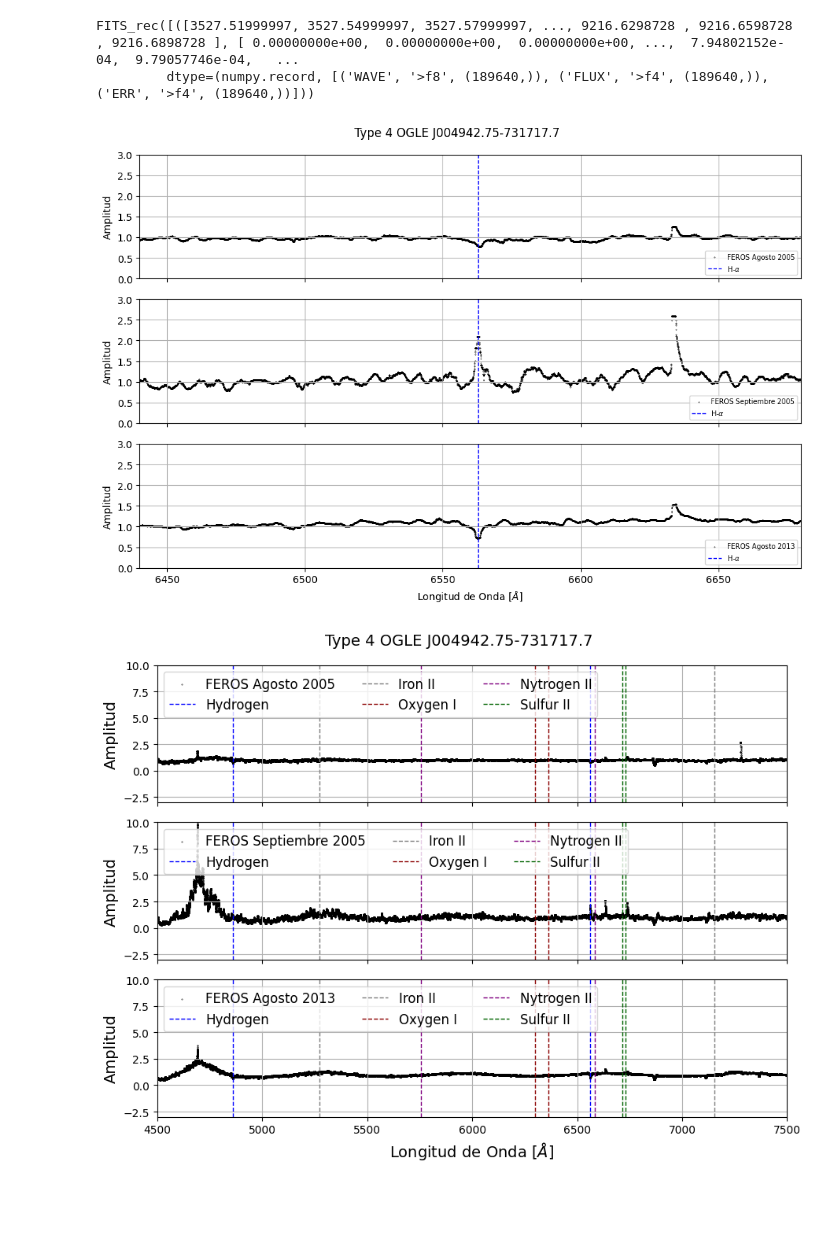
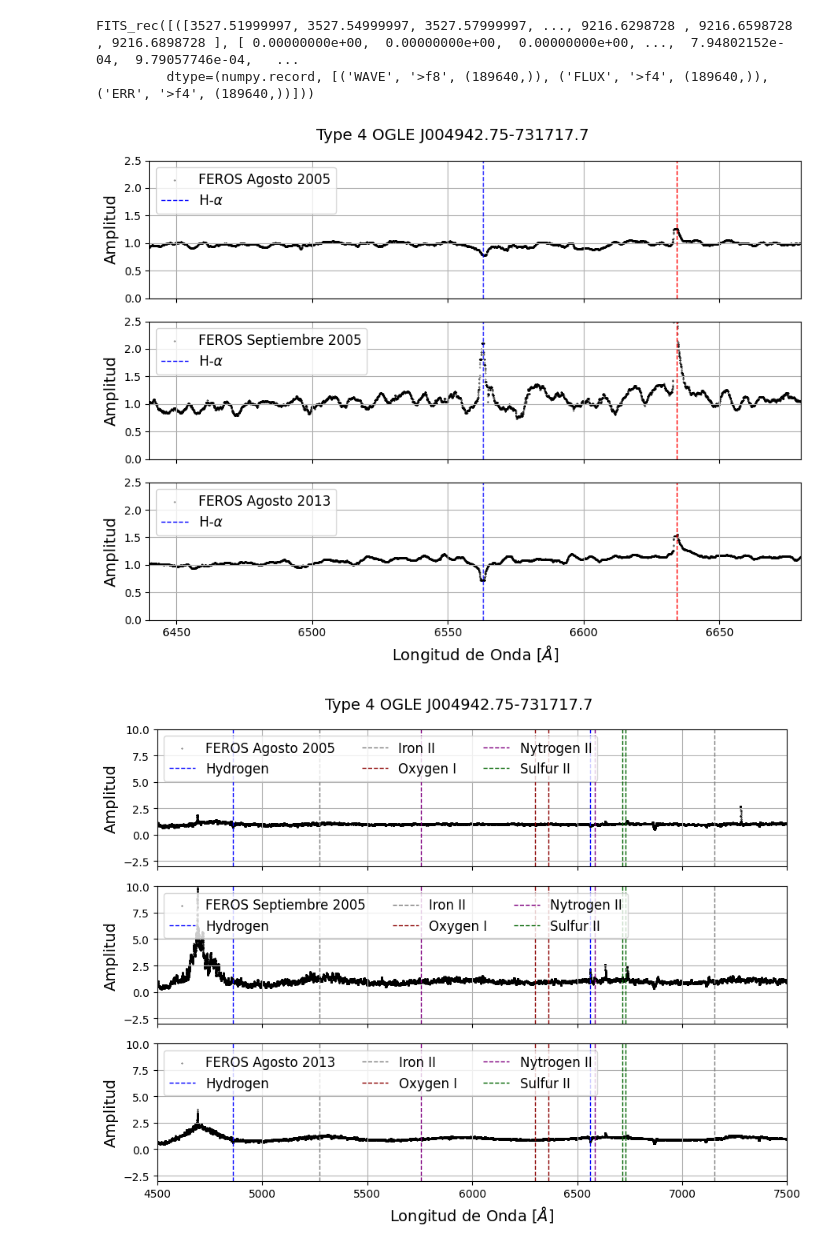
Before and after one commit to lsperezm/Red_Be_Stars, a Jupyter notebook: Code/B049.ipynb, the cells around one changed output. Drawn from its saved outputs; the diff is of its cells as text; code cells hidden in the pictures; blank space fills up the shorter version.

```diff
--- a/Code/B049.ipynb
+++ b/Code/B049.ipynb
@@ -73,33 +55,38 @@ modelo1 = fitter(models.Chebyshev1D(25),lam1[mask1],xd1_filt[mask1])
 modelo2 = fitter(models.Chebyshev1D(25),lam2[mask2],xd2_filt[mask2])
 modelo3 = fitter(models.Chebyshev1D(25),lam3[mask3],xd3_filt[mask3])
 # %%
-fig, axs = plt.subplots(3, 1, sharex=True, figsize=(10, 7))  # 5 rows, 1 column
+fig, axs = plt.subplots(3, 1, sharex=True, figsize=(9, 7))  # 5 rows, 1 column
 
 # Plot each light curve
 axs[0].scatter(lam1-3.6,xd1_filt/modelo1(lam1),s=0.1, color='black', label='FEROS Agosto 2005')
 axs[1].scatter(lam2-3.6,xd2_filt/modelo2(lam2), s=0.1, color='black',label='FEROS Septiembre 2005')
 axs[2].scatter(lam3-3.6,xd3_filt/modelo3(lam3), s=0.1, color='black',label='FEROS Agosto 2013')
 
 
 
 # Labels
 for ax in axs:
-    ax.set_ylabel('Amplitud')
+    ax.set_ylabel('Amplitud',fontsize=14)
     ax.axvline(x=6562.8, color='blue', linestyle='--', linewidth=1,label=r'H-$\alpha$')
-    ax.legend(loc='lower right', fontsize='x-small')
+    ax.axvline(x=6634.3, color='red', linestyle='--', linewidth=1)
+    ax.axvline(x=4861.3, color='blue', linestyle='--', linewidth=1)
+
+    ax.legend(loc='upper left', fontsize=12)
     ax.grid(True)
-axs[-1].set_xlabel(r'Longitud de Onda [$\AA$]')
+axs[-1].set_xlabel(r'Longitud de Onda [$\AA$]',fontsize=14)
 axs[-1].set_xlim(6440, 6680)
-axs[0].set_ylim(0, 3)
-axs[1].set_ylim(0, 3)
-axs[2].set_ylim(0,3)
+#axs[-1].set_xlim(4740, 4980)#H-beta
 
-fig.suptitle('Type 4 OGLE J004942.75-731717.7')
+axs[0].set_ylim(0, 2.5)
+axs[1].set_ylim(0, 2.5)
+axs[2].set_ylim(0,2.5)
+
+fig.suptitle('Type 4 OGLE J004942.75-731717.7',fontsize=14)
 plt.tight_layout()
-plt.savefig('B103')
+plt.savefig('B049')
 plt.show()
 # %% [output]
-[figure, old version]
+[figure, new version]
 # %%
 fig, axs = plt.subplots(3, 1, sharex=True, figsize=(9, 7))  # 5 rows, 1 column
 
```
Also changed, not shown: parts of 1 cell of this notebook, 8 other files.
